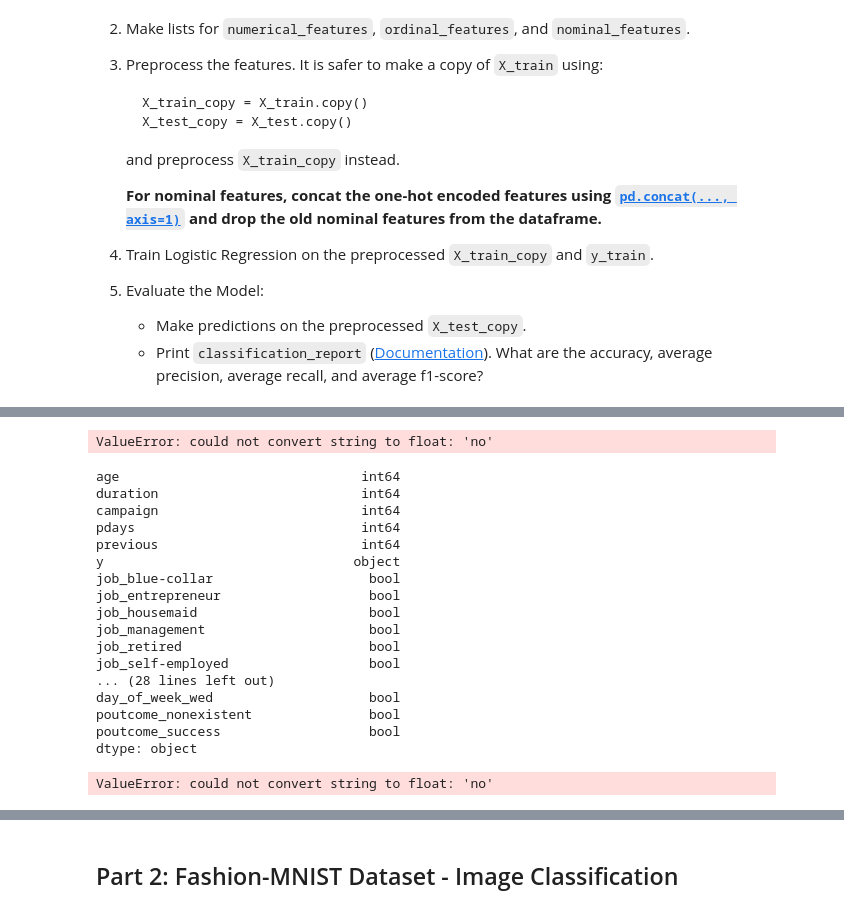
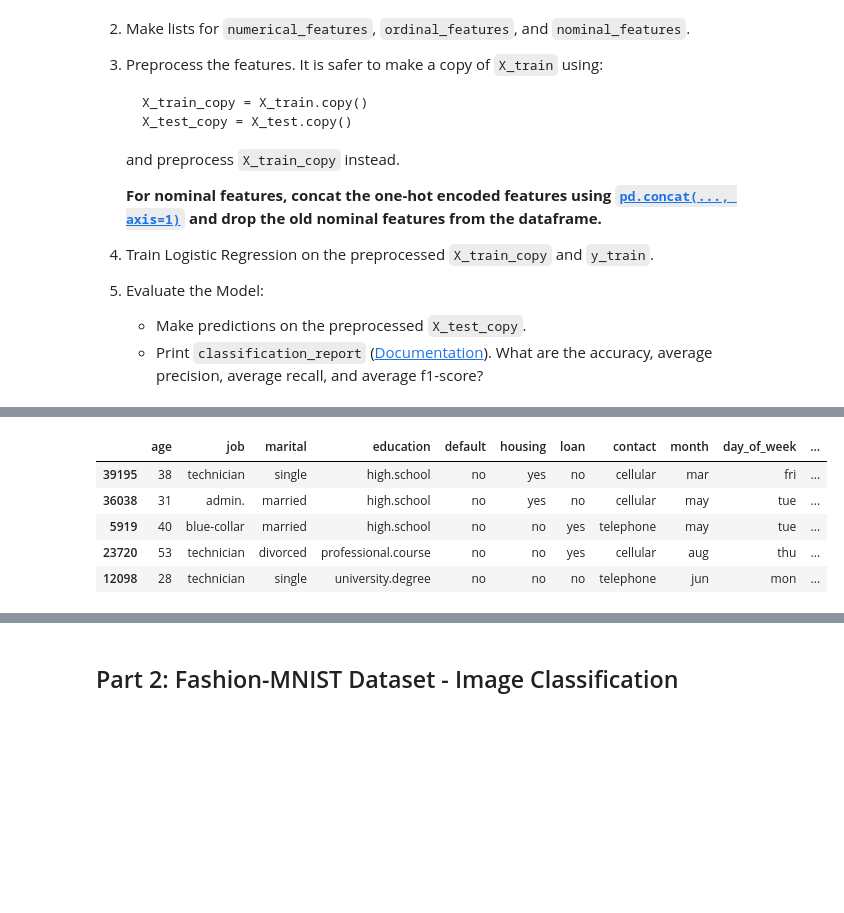
Before and after one commit to SarunDz-12/229352-Statistical-Learning-for-Data-Science-2, a Jupyter notebook: Lab02_Data_Preprocessing.ipynb, the cells around one changed output, grey strips where cells are left out. Cells and saved outputs as stored; diff of their text form; code cells hidden in the pictures; blank space fills up the shorter version.

```diff
--- a/Lab02_Data_Preprocessing.ipynb
+++ b/Lab02_Data_Preprocessing.ipynb
@@ -225,6 +141,3 @@ ord_col_demo = ['education']
 imputer_ord = SimpleImputer(strategy='most_frequent')
 
 ## Write your code here
-
-X_train[ord_col_demo] = imputer_ord.fit_transform(X_train[ord_col_demo]) # Write your code here
-X_test[ord_col_demo] = imputer_ord.transform(X_test[ord_col_demo])  # Write your code here
@@ -355,5 +197,0 @@ nominal_cols = ['cat_col1', 'cat_col2']  # replace with your real column names
-# %%
-categorical_cols = ['job', 'marital', 'education', 'default', 'housing', 'loan', 'contact', 'month', 'day_of_week', 'poutcome']
-for col in categorical_cols:
-    X_train_copy[col] = X_train_copy[col].astype('category')
-    X_test_copy[col] = X_test_copy[col].astype('category')
@@ -374,52 +197,0 @@ y_train_numeric = y_train.map({'yes': 1, 'no': 0})
-# %%
-from sklearn.linear_model import LogisticRegression
-
-lr_model = LogisticRegression(random_state=42)
-lr_model.fit(X_train_copy, y_train_numeric)
-# %% [output]
-ValueError: could not convert string to float: 'no'
-# %%
-print(X_train_copy.dtypes)
-# %% [output]
-age                               int64
-duration                          int64
-campaign                          int64
-pdays                             int64
-previous                          int64
-y                                object
-job_blue-collar                    bool
-job_entrepreneur                   bool
-job_housemaid                      bool
-job_management                     bool
-job_retired                        bool
-job_self-employed                  bool
-... (28 lines left out)
-day_of_week_wed                    bool
-poutcome_nonexistent               bool
-poutcome_success                   bool
-dtype: object
-# %%
-from sklearn.metrics import classification_report
-
-# 1. แปลง y_test เป็นเลขให้เหมือนกับ y_train ที่ใช้เทรน
-y_test_numeric = y_test.map({'yes': 1, 'no': 0})
-
-# 2. ทำ Prediction บน X_test_copy
-y_pred = lr_model.predict(X_test_copy)
-
-# 3. Print classification_report
-report = classification_report(y_test_numeric, y_pred, output_dict=True)
-print(classification_report(y_test_numeric, y_pred))
-
-# 4. Extract metrics ที่ต้องการ
-accuracy = report['accuracy']
-avg_precision = report['weighted avg']['precision']
-avg_recall = report['weighted avg']['recall']
-avg_f1 = report['weighted avg']['f1-score']
-
-print(f"\nAccuracy: {accuracy:.4f}")
-print(f"Average Precision: {avg_precision:.4f}")
-print(f"Average Recall: {avg_recall:.4f}")
-print(f"Average F1-score: {avg_f1:.4f}")
-# %% [output]
-ValueError: could not convert string to float: 'no'
@@ -425,0 +202,9 @@ ValueError: could not convert string to float: 'no'
+# %%
+X_train_copy.head()
+# %% [output]
+|  | age | job | marital | education | default | housing | loan | contact | month | day_of_week | ... |
+| 39195 | 38 | technician | single | high.school | no | yes | no | cellular | mar | fri | ... |
+| 36038 | 31 | admin. | married | high.school | no | yes | no | cellular | may | tue | ... |
+| 5919 | 40 | blue-collar | married | high.school | no | no | yes | telephone | may | tue | ... |
+| 23720 | 53 | technician | divorced | professional.course | no | no | yes | cellular | aug | thu | ... |
+| 12098 | 28 | technician | single | university.degree | no | no | no | telephone | jun | mon | ... |
```
Also changed, not shown: parts of 35 cells of this notebook.
